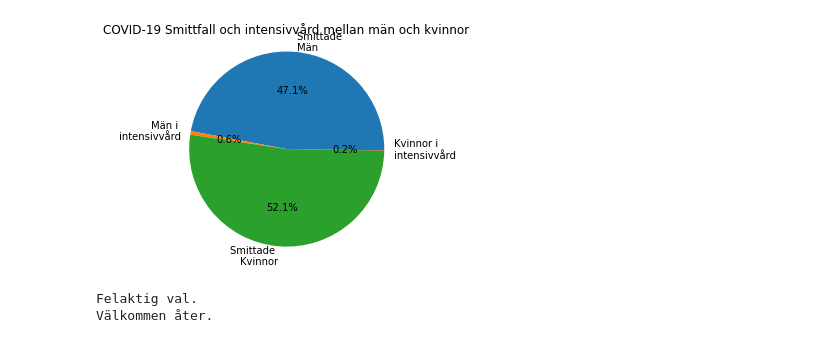
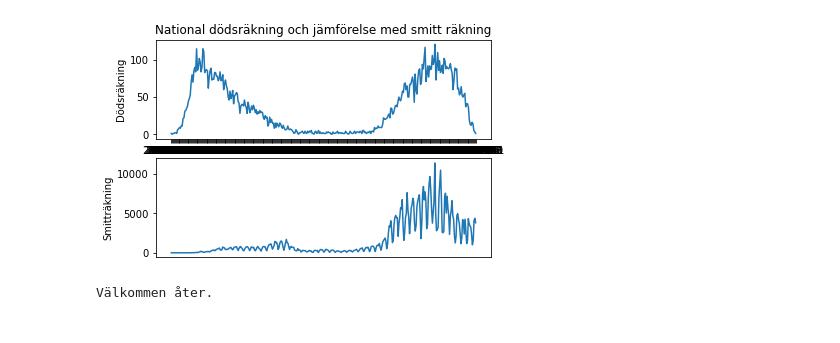
Before and after one commit to axeljornulf/axel_jornulf_te19d, a Jupyter notebook: Dataprojekt/main.ipynb, the cells around one changed output. Saved outputs shown, nothing was run; the diff lists cells and outputs as text; code cells hidden in the pictures.

```diff
--- a/Dataprojekt/main.ipynb
+++ b/Dataprojekt/main.ipynb
@@ -7,9 +7,11 @@ gender = []
 genderMF = []
 ålder = []
 ndd = []
+nddDate = []
 rdc = []
+rdcDate = []
 
-def validate_choice(output, msg):
+def validate_choice(output, msg): #funktionen ser till att valet man har matat in är rätt
     while True:
         try:
             value = int(input(output))
@@ -18,7 +20,7 @@ def validate_choice(output, msg):
             print(msg)
     return value
 
-def choice_1():
+def choice_1(): #val 1
 
     lbl = "Smittade \nMän", "Män i \nintensivvård", "Smittade \nKvinnor", "Kvinnor i \nintensivvård"
     lbl2 = "Smitt fall för män", "Smitt fall för kvinnor"
@@ -47,41 +49,100 @@ def choice_1():
     )
 
     while True:
-        val2 = validate_choice(ask, "Felaktig val.")
+        val = validate_choice(ask, "Felaktig val.")
 
-        if val2 == 1:
+        if val == 1:
             sub_choice1()
-
-        elif val2 == 2:
+        elif val == 2:
             break
-
         else:
             print("Felaktig val.")
+
+def sub_choice1(): #Delar upp i åldersgrupp via val 1
+    lbl = "0-9", "10-19", "20-29", "30-39", "40-49", "50-59", "60-69", "70-79", "80-89", "90+"
+
+    df = pd.read_csv('National_Total_Deaths_by_Age_Group.csv')
+    for i in df['Total_Cases']:
+        ålder.append(i)
+
+    plt.bar(lbl, ålder, width=.4, color=["pink", "red", "blue", "green", "yellow", "purple", "cyan", "orange", "indigo", "black"])
+    plt.title("Totala smitt räkning bland åldersgrupp")
+    plt.show()
+
+    inputThis = "Tryck på 0 för att återgå till huvudmenyn."
+
+    while True:
+        val = validate_choice(inputThis, "Felaktig input.")
+
+        if val == 0:
+            main()
+        else:
+            print("Felaktig inmatning.")
+
+def choice_2():
+
+    df = pd.read_csv('National_Daily_Deaths.csv')
+    df2 = pd.read_csv('Regional_Daily_Cases.csv')
+
+    for i in df["National_Daily_Deaths"]:
+        ndd.append(i)
+
+    for j in df["Date"]:
+        nddDate.append(j)
+
+    for y in df2["Sweden_Total_Daily_Cases"]:
+        rdc.append(y)
+
+    for x in df2["Date"]:
+        rdcDate.append(x)
+
+    axisX1 = nddDate
+    axisY1 = ndd
+
+    axisX2 = rdcDate
+    axisY2 = rdc
+
+    plt.subplot(2,1,1)
+    plt.plot(axisX1, axisY1)
+    plt.title('National dödsräkning och jämförelse med smitt räkning')
+    plt.xlabel('Datum')
+    plt.ylabel('Dödsräkning')
+
+    plt.subplot(2,1,2)
+    plt.plot(axisX2, axisY2)
+    plt.ylabel('Smitträkning')
+
+    ax = plt.gca()
+    ax.axes.xaxis.set_visible(False)
+
+    plt.show()
 
 def main():
     while True:
         mainMenu = ("\n========================="
                     "\n-   COVID-19 STATISTIK  -"
                     "\n-  Välkommen till menyn -"
                     "\n========================="
                     "\n\n1 - Gemför kön"
                     "\n2 - National dödsräkning"
                     "\n3 - Daglig smittning"
                     "\nExit. (0)")
 
         val = validate_choice(mainMenu, "Felaktig val.")
 
         if val == 0:
             break
 
         elif val == 1:
             choice_1()
 
+        elif val == 2:
+            choice_2()
+
         else:
             print("Felaktig val.")
 main()
 print("Välkommen åter.")
 # %% [output]
-[figure, old version]
+[figure, new version]
-Felaktig val.
 Välkommen åter.
```
Also changed, not shown: 1 other file.
